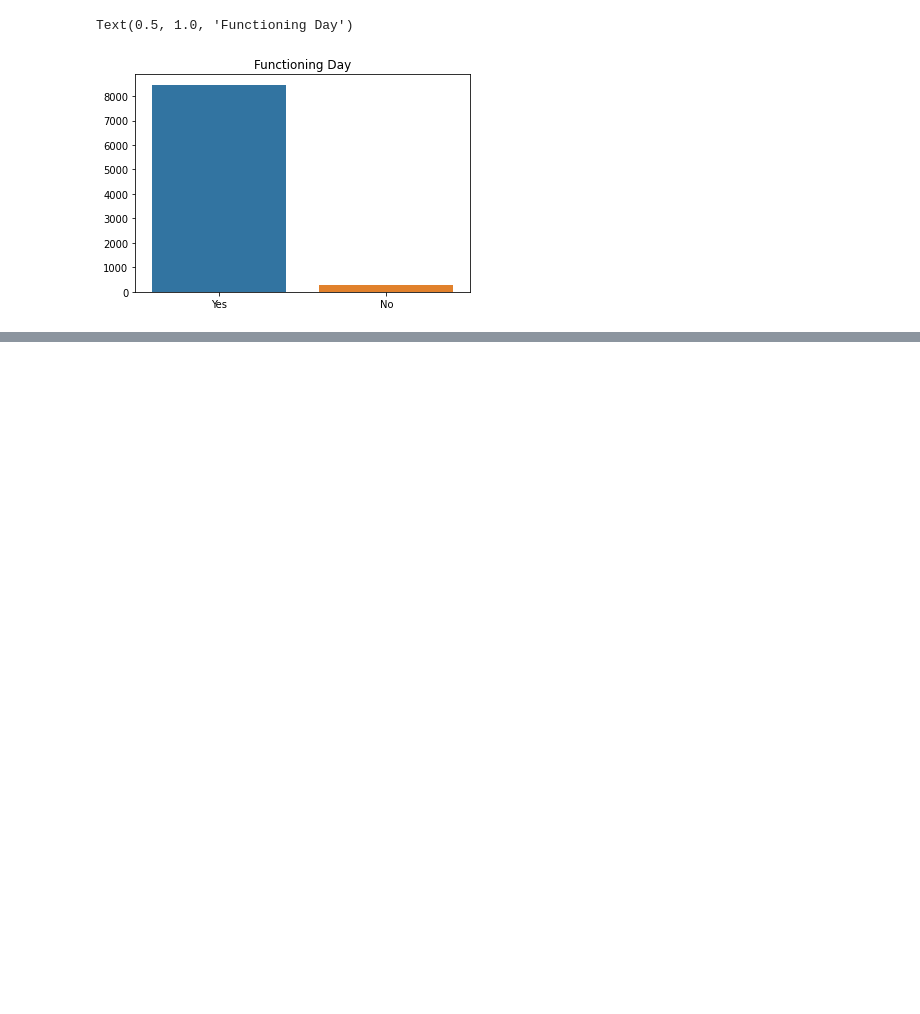
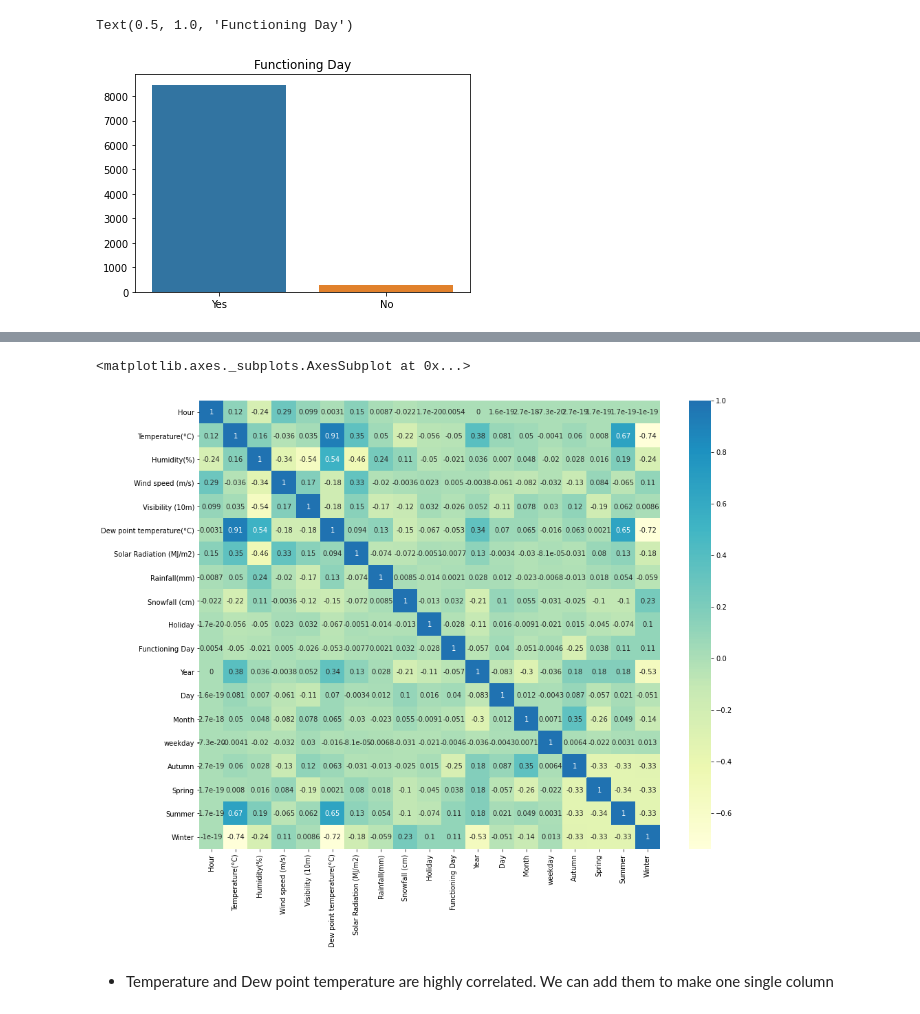
Before and after one commit to Rahul711sharma/Seoul-Bike-Sharing-Demand-Prediction, a Jupyter notebook: Bike_Sharing_Demand_Prediction_Capstone_Project.ipynb, the cells around one changed output, grey strips where cells are left out. Saved outputs shown, nothing was run; the diff lists cells and outputs as text; code cells hidden in the pictures; blank space fills up the shorter version.

```diff
--- a/Bike_Sharing_Demand_Prediction_Capstone_Project.ipynb
+++ b/Bike_Sharing_Demand_Prediction_Capstone_Project.ipynb
@@ -202,0 +281,4 @@ Here's an ironic insight, all the holidays are falling in the functioning hours
+# %%
+for i in df.describe().columns:
+  if i not in ['Rented Bike Count','Year','Day','Month','weekday','Hour']:
+    display(px.scatter(df,i,'Rented Bike Count',trendline="ols",trendline_color_override='yellow',opacity=0.6,title=f"{i} and Rented Bike Count"),width=500,length=500)
@@ -202,0 +299,8 @@ Here's an ironic insight, all the holidays are falling in the functioning hours
+# %%
+df = df.replace({'No':0,'Yes':1,'Holiday':1,'No Holiday':0})
+# %%
+season_dummy = pd.get_dummies(df['Seasons'])
+for i in season_dummy.columns:
+  df[i]= season_dummy[i]
+df.drop('Seasons',axis='columns',inplace=True)
+df.head(3)
@@ -202,0 +335,14 @@ Here's an ironic insight, all the holidays are falling in the functioning hours
+# %%
+# Remove the possible noise Data that not required for model
+
+df.drop('Date',axis=1,inplace=True)
+# %%
+#checking multi-collinearity
+
+plt.figure(figsize=(15,12))
+sns.heatmap(df[df.describe().columns[1:]].corr(),annot=True,cmap="YlGnBu",center=0.5)
+# %% [output]
+<matplotlib.axes._subplots.AxesSubplot at 0x...>
+[figure, added]
+# %% [markdown]
+* Temperature and Dew point temperature are highly correlated. We can add them to make one single column
```
Also changed, not shown: parts of 53 cells of this notebook.
